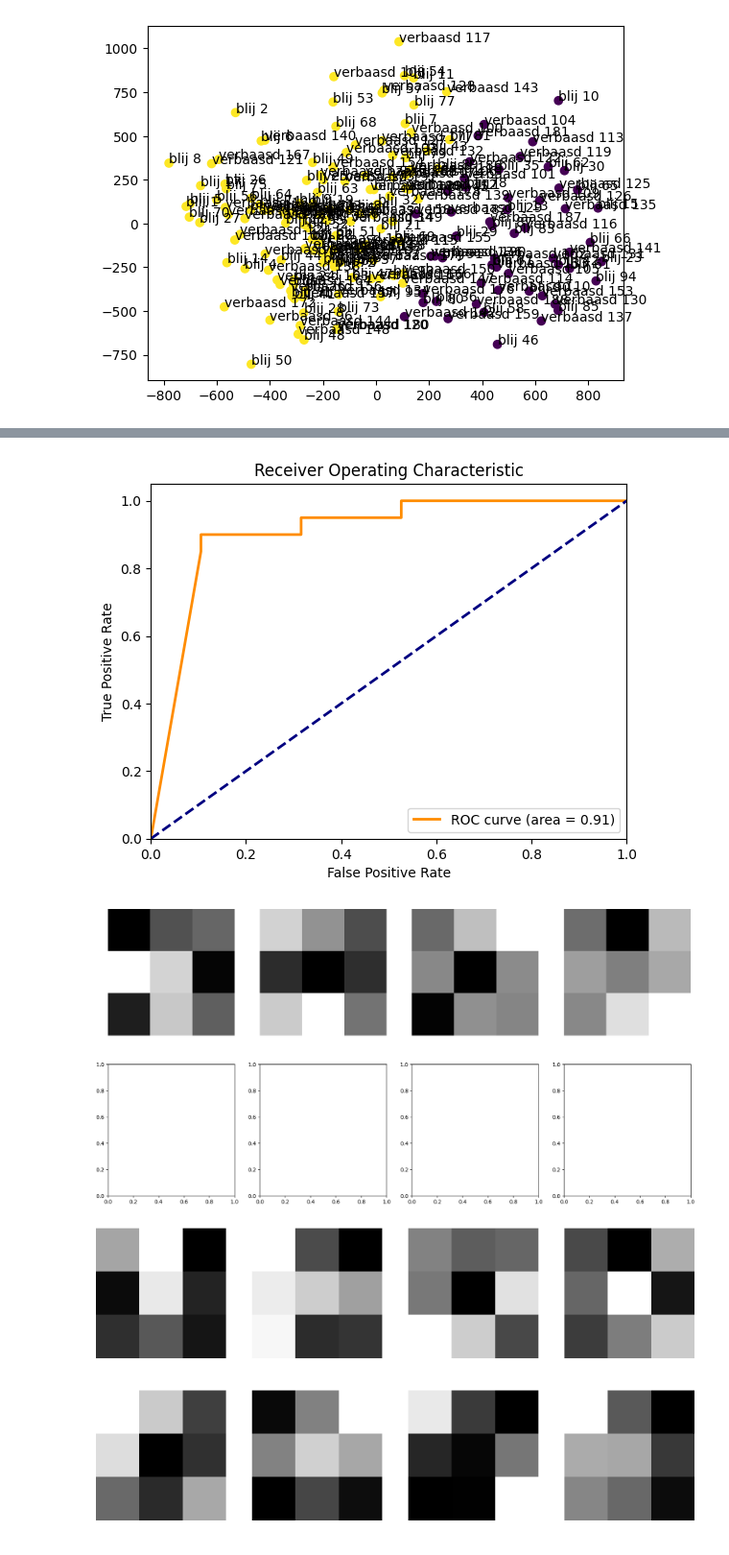
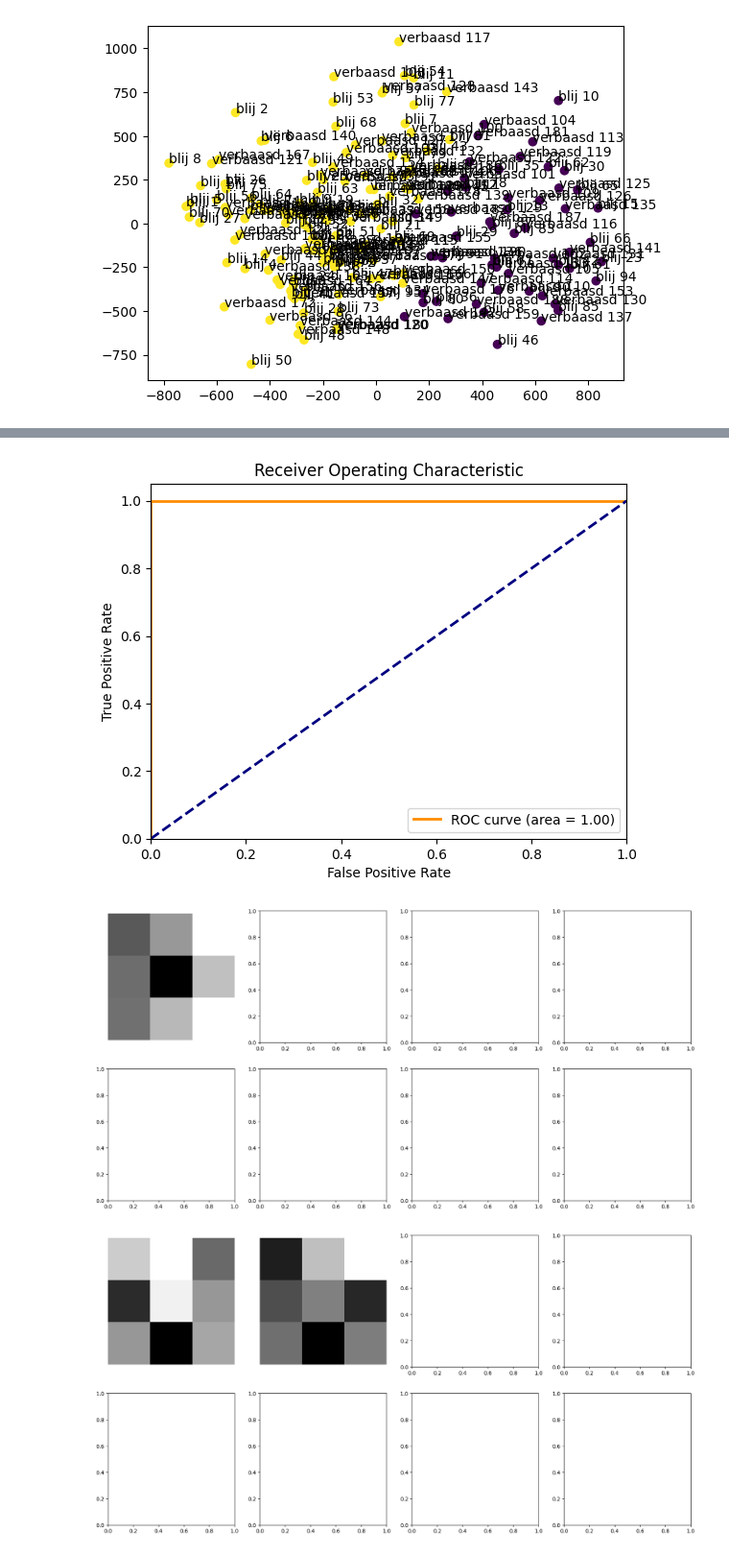
Before and after one commit to tomneutens/vlaio_stem, a Jupyter notebook: beelden/emoties_herkennen/developent_np.ipynb, the cells around one changed output, grey strips where cells are left out. Shown at 96% size. Saved outputs shown, nothing was run; the diff lists cells and outputs as text; code cells hidden in the pictures.

```diff
--- a/beelden/emoties_herkennen/developent_np.ipynb
+++ b/beelden/emoties_herkennen/developent_np.ipynb
@@ -291,9 +291,43 @@ def create_cnn_model2():
 
     return model
 
+def create_cnn_model2():
+    # Define the model
+    model = Sequential()
+
+    model.add(Conv2D(4, (3, 3), activation='relu'))
+    model.add(MaxPooling2D((2, 2)))
+    model.add(Dropout(0.2))
+
+    model.add(Conv2D(8, (3, 3), activation='relu'))
+    model.add(MaxPooling2D((2, 2)))
+    model.add(Dropout(0.2))
+
+    model.add(Conv2D(16, (3, 3), activation='relu'))
+    model.add(MaxPooling2D((2, 2)))
+    model.add(Dropout(0.2))
+
+    model.add(Flatten())
+    model.add(Dense(16, activation='relu'))
+    model.add(Dense(8, activation='relu'))
+    model.add(Dense(1, activation='sigmoid'))
+
+    # Compile the model
+    model.compile(optimizer='adam', loss='binary_crossentropy', metrics=['accuracy'])
+
+    return model
+
 def create_cnn_model():
     # Define the model
     model = Sequential()
+
+    model.add(Conv2D(1, (3, 3), activation='relu'))
+    model.add(MaxPooling2D((2, 2)))
+    model.add(Dropout(0.2))
+
+    model.add(Conv2D(2, (3, 3), activation='relu'))
+    model.add(MaxPooling2D((2, 2)))
+    model.add(Dropout(0.2))
 
     model.add(Conv2D(4, (3, 3), activation='relu'))
     model.add(MaxPooling2D((2, 2)))
@@ -333,7 +367,7 @@ print(labels_test)
 model = create_cnn_model()
 
 # Train the model
-model.fit(afbeeldingen_train, labels_train, epochs=50)
+model.fit(afbeeldingen_train, labels_train, epochs=100)
 
 # Evaluate the model
 loss, accuracy = model.evaluate(afbeeldingen_test, labels_test)
@@ -412,6 +446,6 @@ F1 score: [0.89473684 0.9       ]
-[figure, old version]
+[figure, new version]
-[figure, old version]
+[figure, new version]
-[figure, old version]
+[figure, new version]
 # %%
 mapped_labels_true = ["blij" if label == 0 else "verbaasd" for label in labels_test]
 mapped_labels_predicted = ["blij" if label < 0.5 else "verbaasd" for label in predictions]
```
Also changed, not shown: parts of 2 cells of this notebook.
